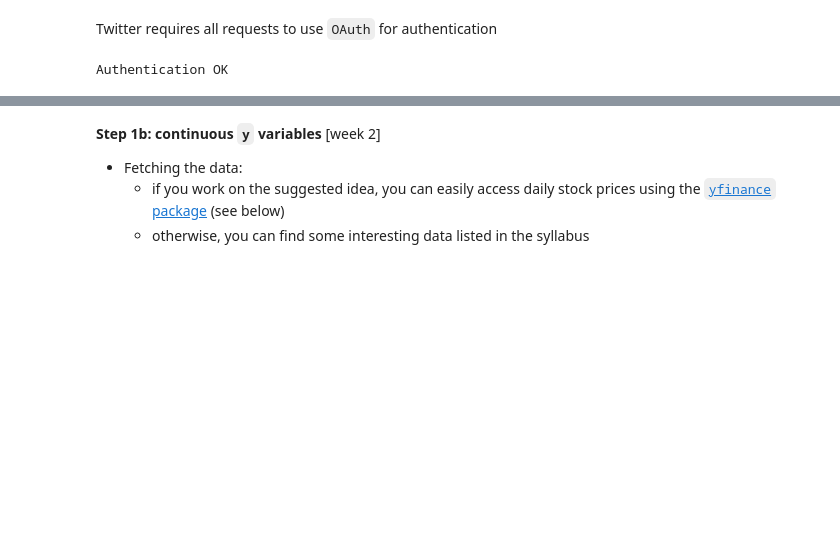
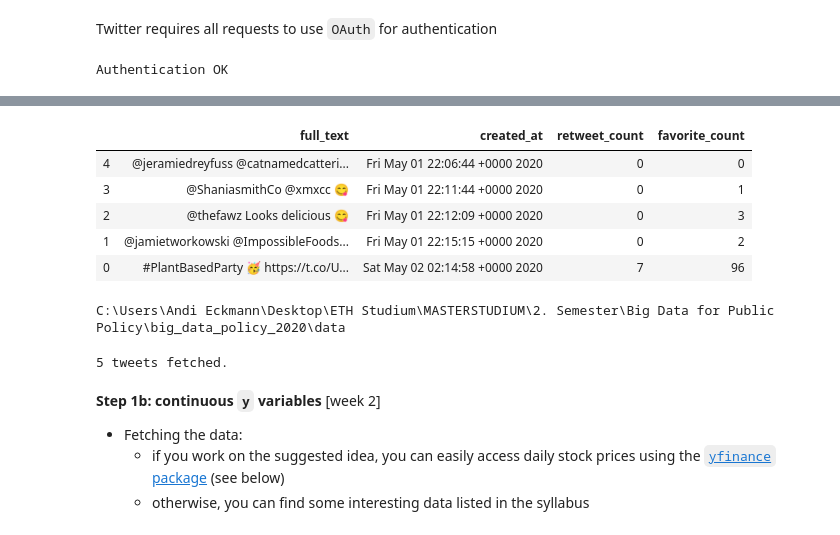
Before and after one commit to eckmanna/big_data_policy_2020, a Jupyter notebook: homeworks/hw1_eckmann.ipynb, the cells around one changed output, grey strips where cells are left out. Saved outputs shown, nothing was run; the diff lists cells and outputs as text; code cells hidden in the pictures; blank space fills up the shorter version.

```diff
--- a/homeworks/hw1_eckmann.ipynb
+++ b/homeworks/hw1_eckmann.ipynb
@@ -116,3 +184,26 @@ def fetch_tweets(account, n_tweets):
+# %%
+# Merge tweet and party affiliation on `twitter handle`
+df_tweets_small=df_tweets[['full_text', 'created_at', 'retweet_count', 'favorite_count']] # 'user'
+df_tweets_small.head()
+# %% [output]
+|  | full_text | created_at | retweet_count | favorite_count |
+| 4 | @jeramiedreyfuss @catnamedcatteri... | Fri May 01 22:06:44 +0000 2020 | 0 | 0 |
+| 3 | @ShaniasmithCo @xmxcc 😋 | Fri May 01 22:11:44 +0000 2020 | 0 | 1 |
+| 2 | @thefawz Looks delicious 😋 | Fri May 01 22:12:09 +0000 2020 | 0 | 3 |
+| 1 | @jamietworkowski @ImpossibleFoods... | Fri May 01 22:15:15 +0000 2020 | 0 | 2 |
+| 0 | #PlantBasedParty 🥳 https://t.co/U... | Sat May 02 02:14:58 +0000 2020 | 7 | 96 |
+# %%
+parent_path=os.path.dirname(os.getcwd()) # os.getcwd() fetchs the current path,
+data_path=os.path.join(parent_path, 'data')
+print(data_path)
+# %% [output]
+C:\Users\Andi Eckmann\Desktop\ETH Studium\MASTERSTUDIUM\2. Semester\Big Data for Public Policy\big_data_policy_2020\data
+# %%
+# Saving fetched tweets as CSV file
+df_tweets_small.to_csv(data_path+'/Beyond_Meat_tweets_{}.csv'.format(np.datetime64('today','D')), sep= ';')
+print("{} tweets fetched.\n".format(df_tweets.shape[0]))
+# %% [output]
+5 tweets fetched.
 # %% [markdown]
 **Step 1b: continuous `y` variables** [week 2]
 - Fetching the data:
```
Also changed, not shown: parts of 10 cells of this notebook.
